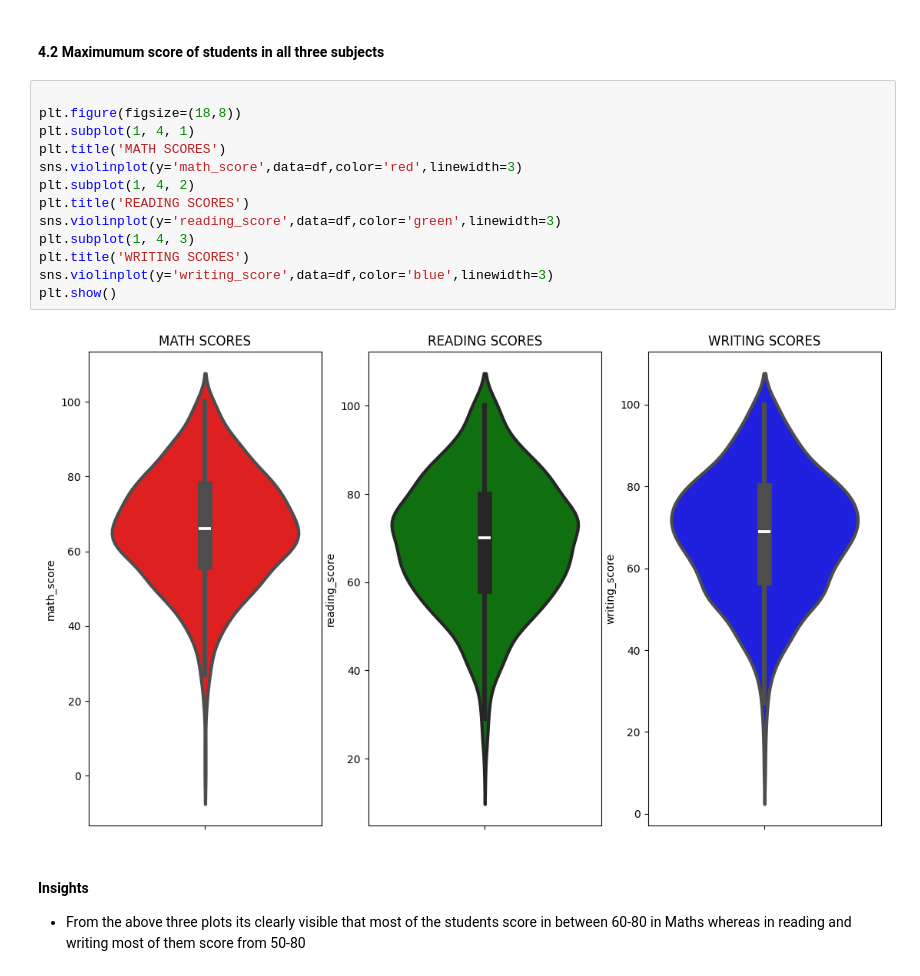
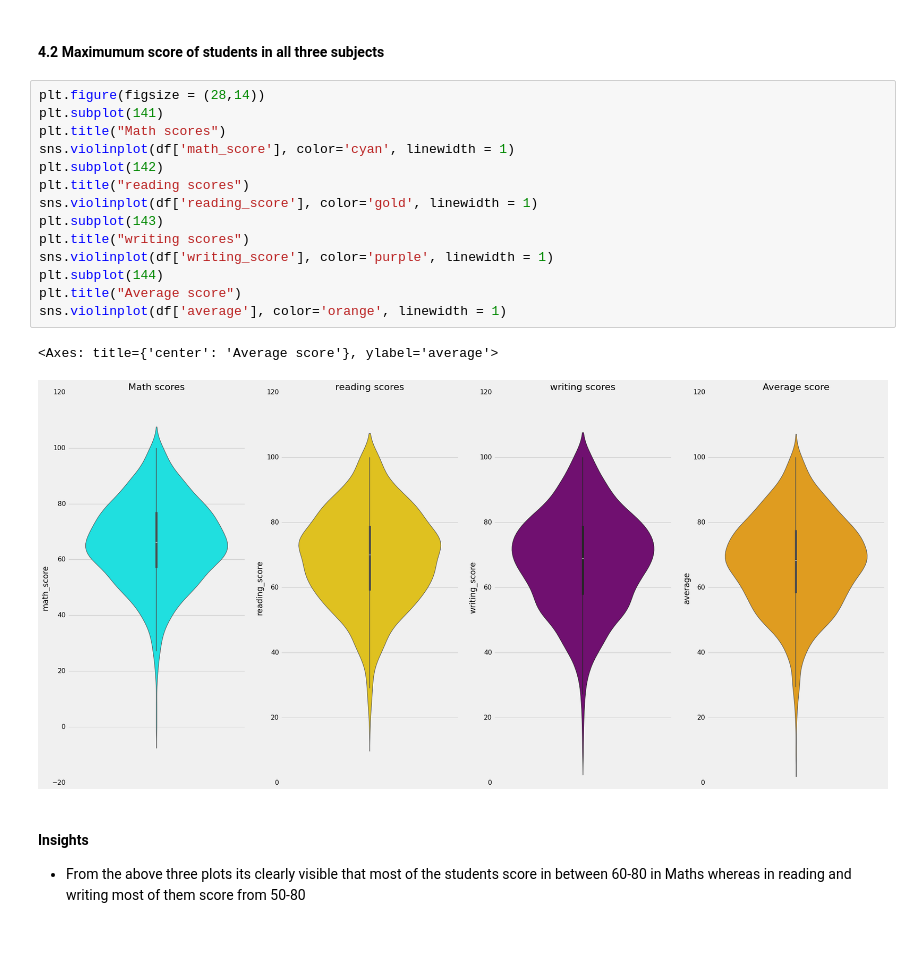
Before and after one commit to SAI-ADITY-A/StudentPerformanceProject, a Jupyter notebook: notebook/1 . EDA STUDENT PERFORMANCE .ipynb, the cells around one changed output. Saved outputs shown, nothing was run; the diff lists cells and outputs as text; blank space fills up the shorter version.

```diff
--- a/notebook/1 . EDA STUDENT PERFORMANCE .ipynb
+++ b/notebook/1 . EDA STUDENT PERFORMANCE .ipynb
@@ -301,21 +301,23 @@ plt.show()
 - Students of group A and group B tends to perform poorly in exam irrespective of whether they are male or female
 # %% [markdown]
 #### 4.2 Maximumum score of students in all three subjects
-# %%
-
-plt.figure(figsize=(18,8))
-plt.subplot(1, 4, 1)
-plt.title('MATH SCORES')
-sns.violinplot(y='math_score',data=df,color='red',linewidth=3)
-plt.subplot(1, 4, 2)
-plt.title('READING SCORES')
-sns.violinplot(y='reading_score',data=df,color='green',linewidth=3)
-plt.subplot(1, 4, 3)
-plt.title('WRITING SCORES')
-sns.violinplot(y='writing_score',data=df,color='blue',linewidth=3)
-plt.show()
-# %% [output]
-[figure, removed]
+# %%
+plt.figure(figsize = (28,14))
+plt.subplot(141)
+plt.title("Math scores")
+sns.violinplot(df['math_score'], color='cyan', linewidth = 1)
+plt.subplot(142)
+plt.title("reading scores")
+sns.violinplot(df['reading_score'], color='gold', linewidth = 1)
+plt.subplot(143)
+plt.title("writing scores")
+sns.violinplot(df['writing_score'], color='purple', linewidth = 1)
+plt.subplot(144)
+plt.title("Average score")
+sns.violinplot(df['average'], color='orange', linewidth = 1)
+# %% [output]
+<Axes: title={'center': 'Average score'}, ylabel='average'>
+[figure, added]
 # %% [markdown]
 #### Insights
 - From the above three plots its clearly visible that most of the students score in between 60-80 in Maths whereas in reading and writing most of them score from 50-80
```
